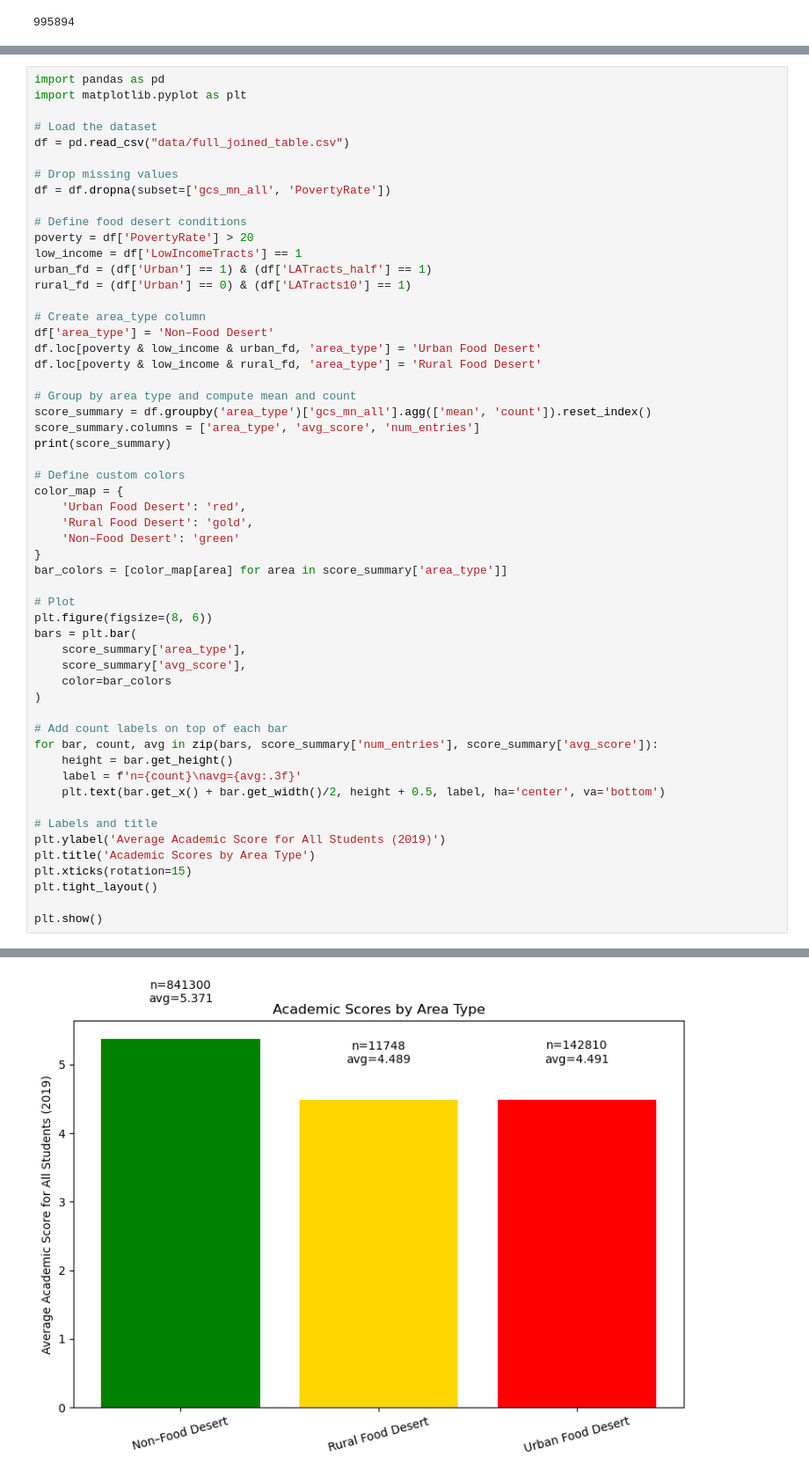
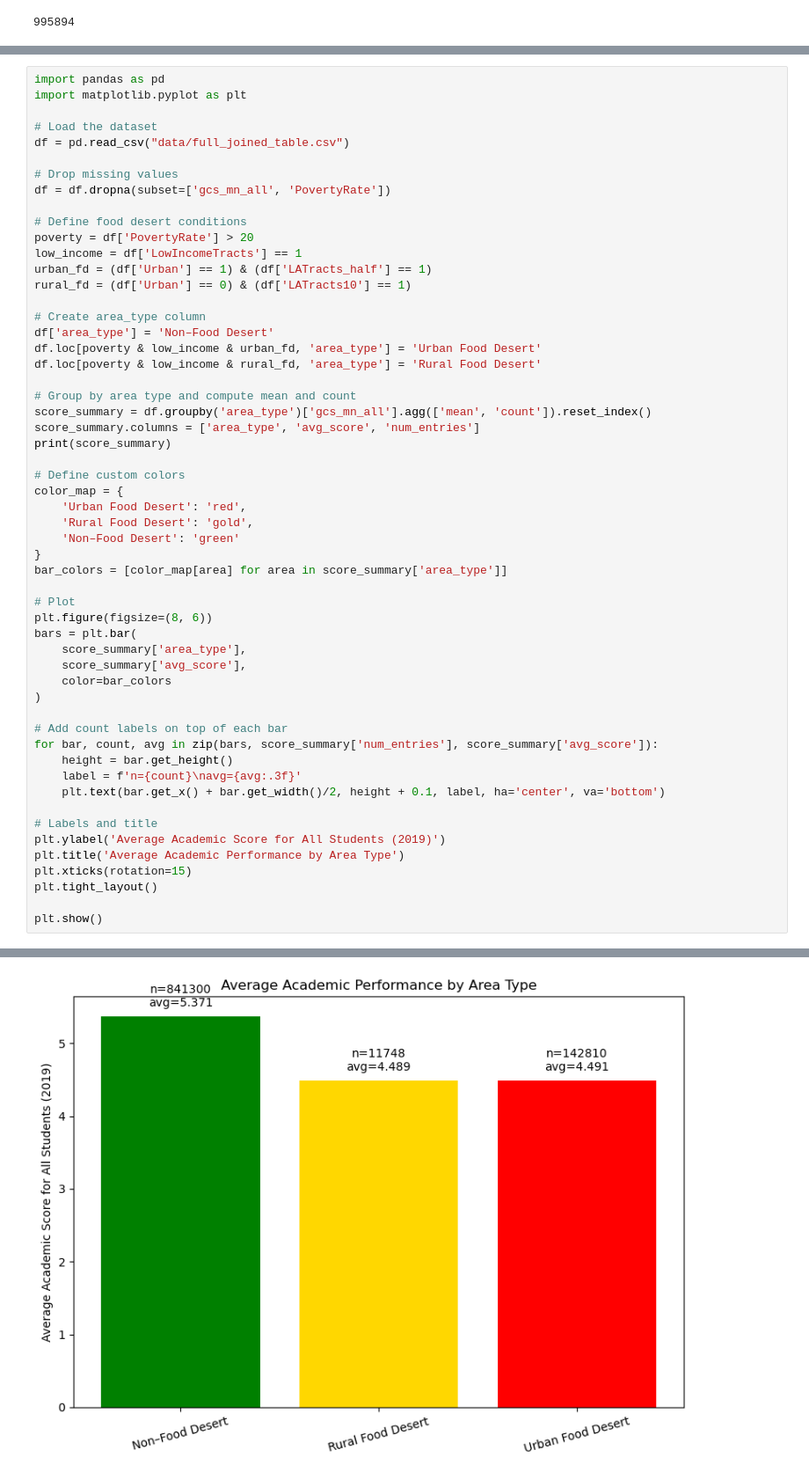
Before and after one commit to csci1951a-spring-2025/final-projects-mink, a Jupyter notebook: ml.ipynb, the cells around one changed output, grey strips where cells are left out. Shown: that part at 88% size. Saved outputs shown, nothing was run; the diff lists cells and outputs as text.

```diff
--- a/ml.ipynb
+++ b/ml.ipynb
@@ -153,33 +263,33 @@ color_map = {
     'Urban Food Desert': 'red',
     'Rural Food Desert': 'gold',
     'Non–Food Desert': 'green'
 }
 bar_colors = [color_map[area] for area in score_summary['area_type']]
 
 # Plot
 plt.figure(figsize=(8, 6))
 bars = plt.bar(
     score_summary['area_type'],
     score_summary['avg_score'],
     color=bar_colors
 )
 
 # Add count labels on top of each bar
 for bar, count, avg in zip(bars, score_summary['num_entries'], score_summary['avg_score']):
     height = bar.get_height()
     label = f'n={count}\navg={avg:.3f}'
-    plt.text(bar.get_x() + bar.get_width()/2, height + 0.5, label, ha='center', va='bottom')
+    plt.text(bar.get_x() + bar.get_width()/2, height + 0.1, label, ha='center', va='bottom')
 
 # Labels and title
 plt.ylabel('Average Academic Score for All Students (2019)')
-plt.title('Academic Scores by Area Type')
+plt.title('Average Academic Performance by Area Type')
 plt.xticks(rotation=15)
 plt.tight_layout()
 
 plt.show()
 # %% [output]
            area_type  avg_score  num_entries
 0    Non–Food Desert   5.371345       841300
 1  Rural Food Desert   4.488983        11748
 2  Urban Food Desert   4.490533       142810
-[figure, old version]
+[figure, new version]
```
Also changed, not shown: parts of 3 cells of this notebook.
